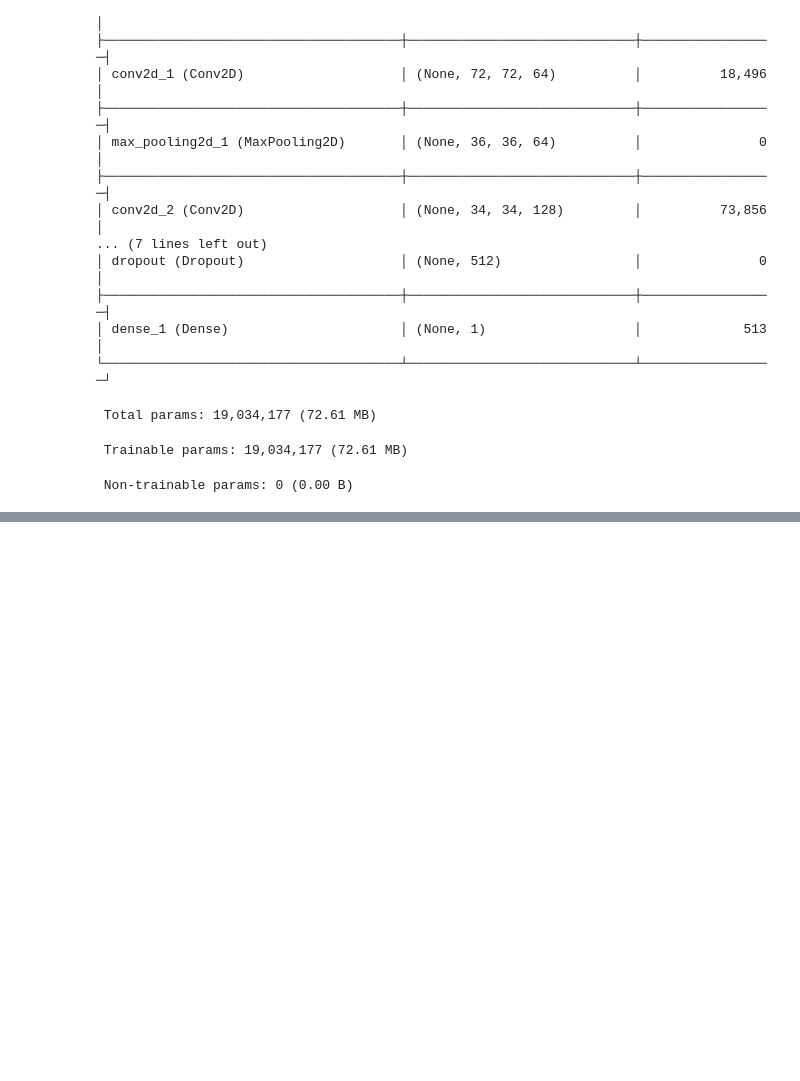
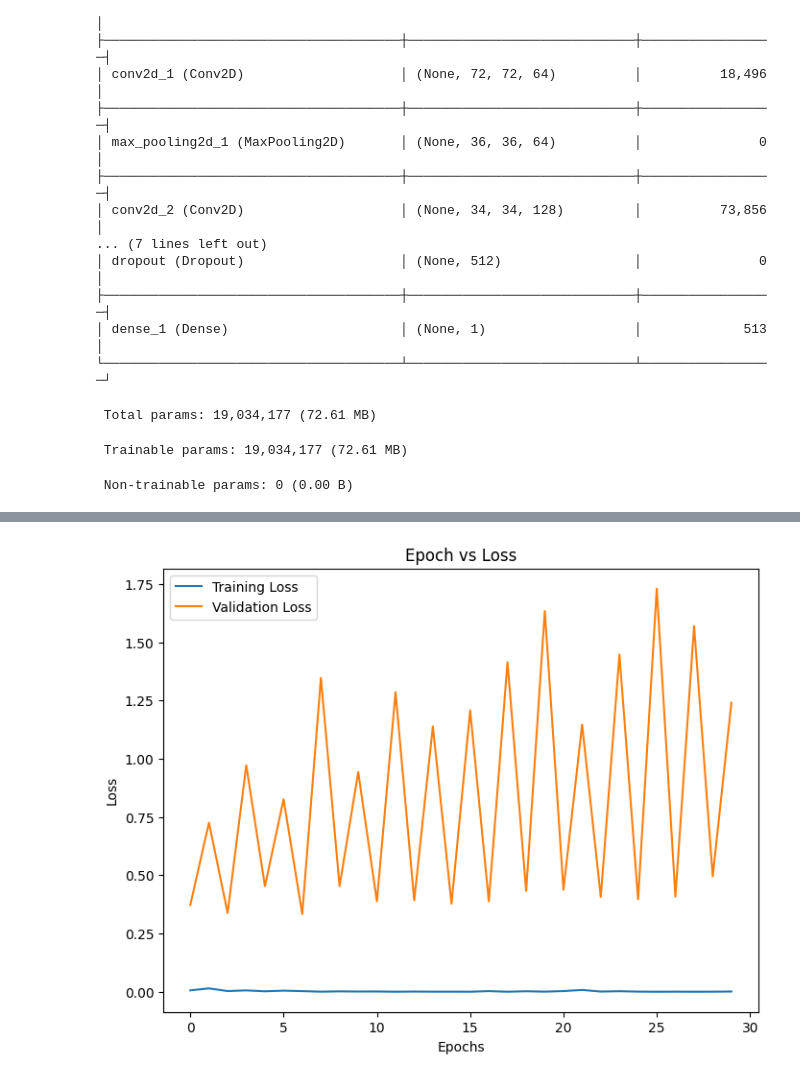
Before and after one commit to Ankitkumar1015/Gender-recognition, a Jupyter notebook: gender.ipynb, the cells around one changed output, grey strips where cells are left out. Cells and saved outputs as stored; diff of their text form; code cells hidden in the pictures; blank space fills up the shorter version.

```diff
--- a/gender.ipynb
+++ b/gender.ipynb
@@ -78,11 +82,3 @@ Model: "sequential"
  Total params: 19,034,177 (72.61 MB)
  Trainable params: 19,034,177 (72.61 MB)
  Non-trainable params: 0 (0.00 B)
-# %%
-history = model.fit(
-    train_generator,
-    steps_per_epoch=train_generator.samples // train_generator.batch_size,
-    validation_data=validation_generator,
-    validation_steps=validation_generator.samples // validation_generator.batch_size,
-    epochs=20
-)
@@ -164,8 +84,0 @@ WARNING:absl:You are saving your model as an HDF5 file via `model.save()` or `ke
-# %%
-history = model.fit(
-    train_generator,
-    steps_per_epoch=train_generator.samples // train_generator.batch_size,
-    validation_data=validation_generator,
-    validation_steps=validation_generator.samples // validation_generator.batch_size,
-    epochs=30  # You can adjust the number of epochs as needed
-)
@@ -190,7 +84,0 @@ Epoch 30/30
-# %%
-history = model.fit(
-    train_generator,
-    steps_per_epoch=train_generator.samples // train_generator.batch_size,
-    validation_data=validation_generator,
-    validation_steps=validation_generator.samples // validation_generator.batch_size,
-    epochs=20)
@@ -296,0 +85,8 @@ Recall: 0.92
+# %%
+history = model.fit(
+    train_generator,
+    steps_per_epoch=train_generator.samples // train_generator.batch_size,
+    epochs=30,
+    validation_data=test_generator,  # Ensure this is correctly set
+    validation_steps=test_generator.samples // test_generator.batch_size
+)
@@ -296,0 +111,16 @@ Recall: 0.92
+# %%
+# Plot Epoch vs Loss
+plt.figure(figsize=(8, 6))
+plt.plot(history.history['loss'], label='Training Loss')
+
+# Check if 'val_loss' exists in history before plotting
+if 'val_loss' in history.history:
+    plt.plot(history.history['val_loss'], label='Validation Loss')
+
+plt.title('Epoch vs Loss')
+plt.xlabel('Epochs')
+plt.ylabel('Loss')
+plt.legend()
+plt.show()
+# %% [output]
+[figure, added]
```
Also changed, not shown: parts of 37 cells of this notebook.
